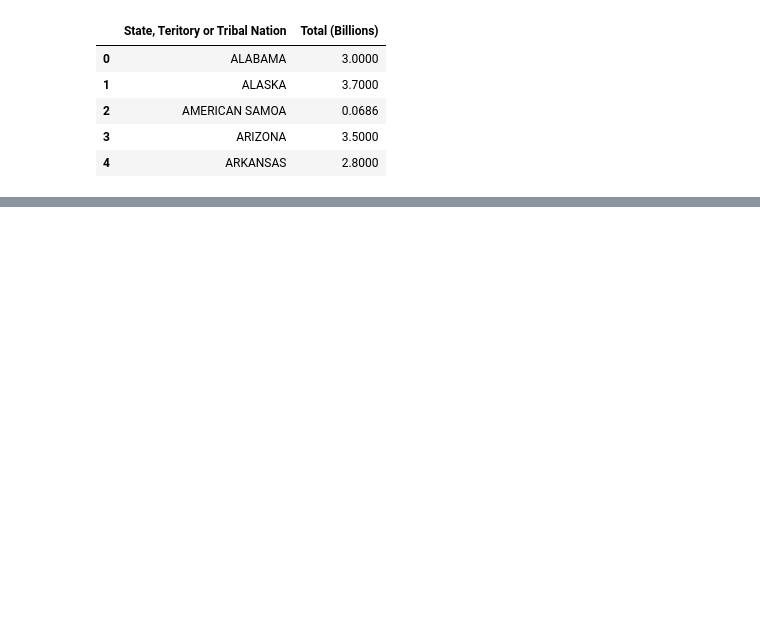
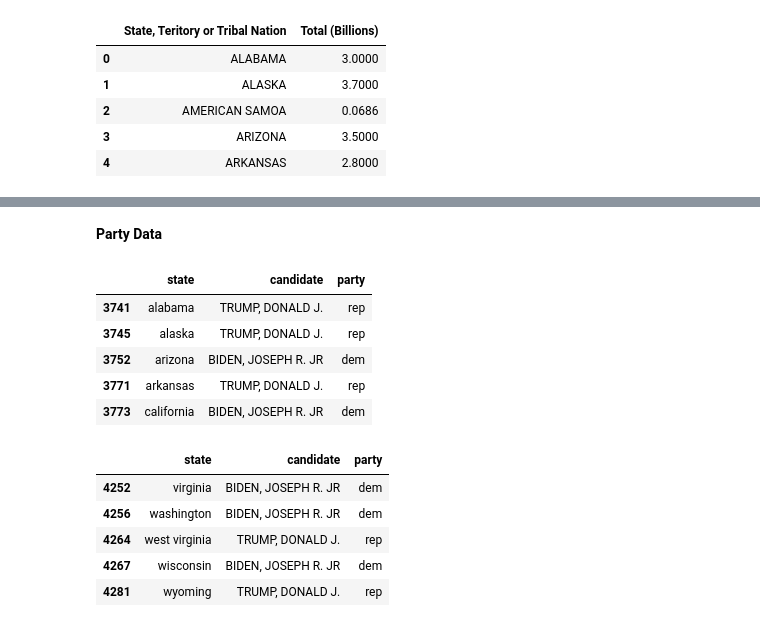
Before and after one commit to waheeb123/Data-608, a Jupyter notebook: Untitled1.ipynb, the cells around one changed output, grey strips where cells are left out. Saved outputs shown, nothing was run; the diff lists cells and outputs as text; code cells hidden in the pictures; blank space fills up the shorter version.

```diff
--- a/Untitled1.ipynb
+++ b/Untitled1.ipynb
@@ -28,0 +94,27 @@ df.head()
+# %% [markdown]
+**Party Data**
+# %%
+# source: https://electionlab.mit.edu/data
+election_results = pd.read_csv('https://raw.githubusercontent.com/waheeb123/Datasets/main/1976-2020-president.csv')
+election_results = election_results.loc[election_results.year == 2020]
+
+idx = election_results.groupby('state')['candidatevotes'].idxmax()
+state_by_winner = election_results.loc[idx]
+state_by_winner = state_by_winner[['state', 'candidate']]
+state_by_winner['party'] = np.where(state_by_winner['candidate'] == 'BIDEN, JOSEPH R. JR', 'dem', 'rep')
+state_by_winner['state'] = state_by_winner['state'].str.lower()
+
+display(state_by_winner.head(), state_by_winner.tail())
+# %% [output]
+|  | state | candidate | party |
+| 3741 | alabama | TRUMP, DONALD J. | rep |
+| 3745 | alaska | TRUMP, DONALD J. | rep |
+| 3752 | arizona | BIDEN, JOSEPH R. JR | dem |
+| 3771 | arkansas | TRUMP, DONALD J. | rep |
+| 3773 | california | BIDEN, JOSEPH R. JR | dem |
+|  | state | candidate | party |
+| 4252 | virginia | BIDEN, JOSEPH R. JR | dem |
+| 4256 | washington | BIDEN, JOSEPH R. JR | dem |
+| 4264 | west virginia | TRUMP, DONALD J. | rep |
+| 4267 | wisconsin | BIDEN, JOSEPH R. JR | dem |
+| 4281 | wyoming | TRUMP, DONALD J. | rep |
```
Also changed, not shown: parts of 20 cells of this notebook.
